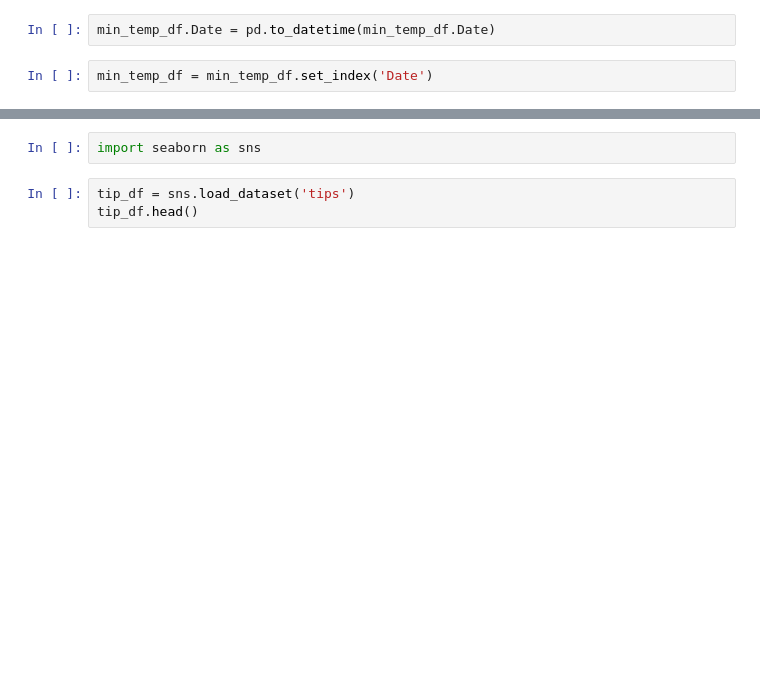
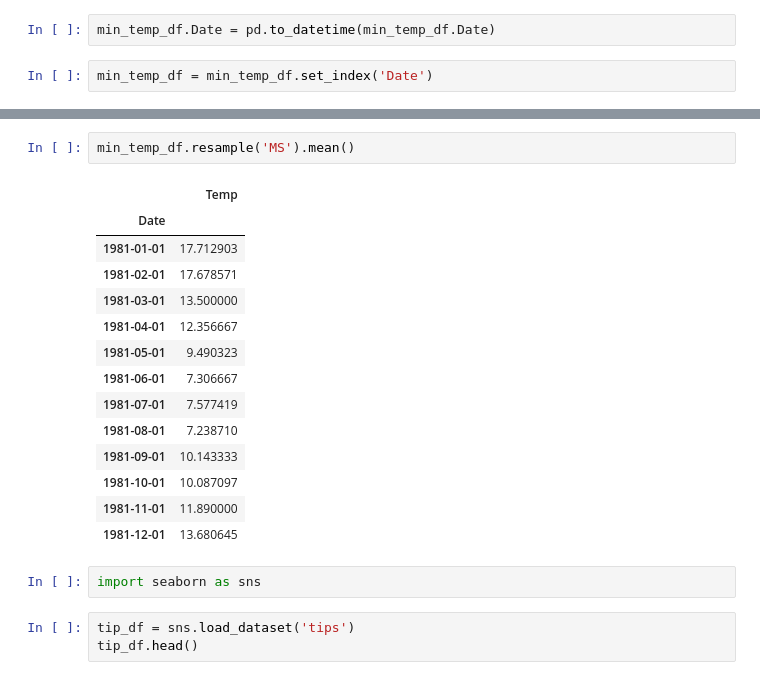
Before and after one commit to LorenzF/data-science-practical-approach, a Jupyter notebook: src/c3_data_preprocessing/indexing_slicing.ipynb, the cells around one changed output, grey strips where cells are left out. Drawn from its saved outputs; the diff is of its cells as text; blank space fills up the shorter version.

```diff
--- a/src/c3_data_preprocessing/indexing_slicing.ipynb
+++ b/src/c3_data_preprocessing/indexing_slicing.ipynb
@@ -51,4 +53,21 @@ Temp    6.56
 dtype: float64
+# %%
+min_temp_df.resample('MS').mean()
+# %% [output]
+|  | Temp |
+| Date |  |
+| 1981-01-01 | 17.712903 |
+| 1981-02-01 | 17.678571 |
+| 1981-03-01 | 13.500000 |
+| 1981-04-01 | 12.356667 |
+| 1981-05-01 | 9.490323 |
+| 1981-06-01 | 7.306667 |
+| 1981-07-01 | 7.577419 |
+| 1981-08-01 | 7.238710 |
+| 1981-09-01 | 10.143333 |
+| 1981-10-01 | 10.087097 |
+| 1981-11-01 | 11.890000 |
+| 1981-12-01 | 13.680645 |
 # %%
 import seaborn as sns
 # %%
```
Also changed, not shown: parts of 9 cells of this notebook, 4 other files.
